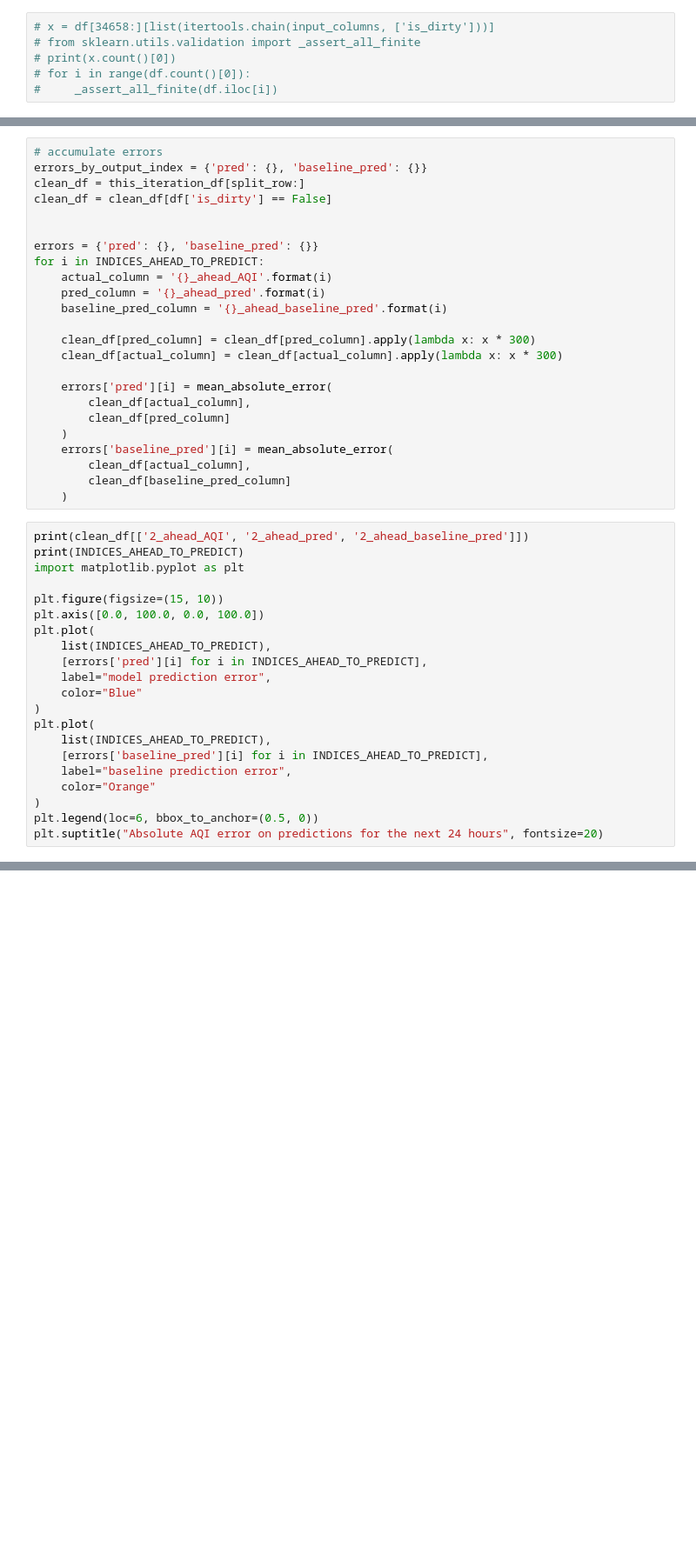
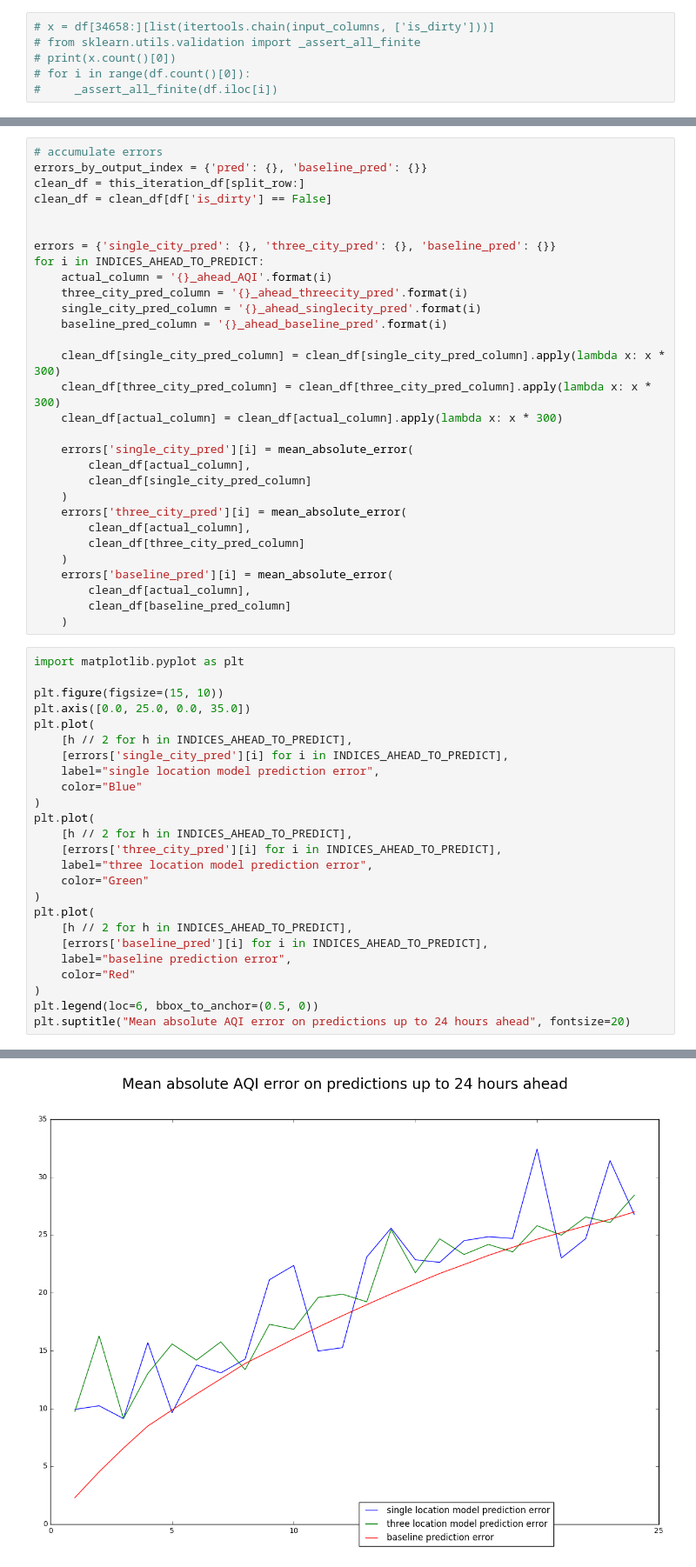
Before and after one commit to curiousest/predict-AQI, a Jupyter notebook: predict_aqi/notebooks/hypothesis4_nearby_locations.ipynb, the cells around one changed output, grey strips where cells are left out. Shown at 87% size. Drawn from its saved outputs; the diff is of its cells as text; blank space fills up the shorter version.

Commit message:
Trying out single city model changes.

```diff
--- a/predict_aqi/notebooks/hypothesis4_nearby_locations.ipynb
+++ b/predict_aqi/notebooks/hypothesis4_nearby_locations.ipynb
@@ -206,41 +223,52 @@ clean_df = this_iteration_df[split_row:]
 clean_df = clean_df[df['is_dirty'] == False]
 
 
-errors = {'pred': {}, 'baseline_pred': {}}
+errors = {'single_city_pred': {}, 'three_city_pred': {}, 'baseline_pred': {}}
 for i in INDICES_AHEAD_TO_PREDICT:
     actual_column = '{}_ahead_AQI'.format(i)
-    pred_column = '{}_ahead_pred'.format(i)
+    three_city_pred_column = '{}_ahead_threecity_pred'.format(i)
+    single_city_pred_column = '{}_ahead_singlecity_pred'.format(i)
     baseline_pred_column = '{}_ahead_baseline_pred'.format(i)
 
-    clean_df[pred_column] = clean_df[pred_column].apply(lambda x: x * 300)
+    clean_df[single_city_pred_column] = clean_df[single_city_pred_column].apply(lambda x: x * 300)
+    clean_df[three_city_pred_column] = clean_df[three_city_pred_column].apply(lambda x: x * 300)
     clean_df[actual_column] = clean_df[actual_column].apply(lambda x: x * 300)
 
-    errors['pred'][i] = mean_absolute_error(
+    errors['single_city_pred'][i] = mean_absolute_error(
         clean_df[actual_column],
-        clean_df[pred_column]
+        clean_df[single_city_pred_column]
+    )
+    errors['three_city_pred'][i] = mean_absolute_error(
+        clean_df[actual_column],
+        clean_df[three_city_pred_column]
     )
     errors['baseline_pred'][i] = mean_absolute_error(
         clean_df[actual_column],
         clean_df[baseline_pred_column]
     )
 # %%
-print(clean_df[['2_ahead_AQI', '2_ahead_pred', '2_ahead_baseline_pred']])
-print(INDICES_AHEAD_TO_PREDICT)
 import matplotlib.pyplot as plt
 
 plt.figure(figsize=(15, 10))
-plt.axis([0.0, 100.0, 0.0, 100.0])
+plt.axis([0.0, 25.0, 0.0, 35.0])
 plt.plot(
-    list(INDICES_AHEAD_TO_PREDICT),
-    [errors['pred'][i] for i in INDICES_AHEAD_TO_PREDICT],
-    label="model prediction error",
+    [h // 2 for h in INDICES_AHEAD_TO_PREDICT],
+    [errors['single_city_pred'][i] for i in INDICES_AHEAD_TO_PREDICT],
+    label="single location model prediction error",
     color="Blue"
 )
 plt.plot(
-    list(INDICES_AHEAD_TO_PREDICT),
+    [h // 2 for h in INDICES_AHEAD_TO_PREDICT],
+    [errors['three_city_pred'][i] for i in INDICES_AHEAD_TO_PREDICT],
+    label="three location model prediction error",
+    color="Green"
+)
+plt.plot(
+    [h // 2 for h in INDICES_AHEAD_TO_PREDICT],
     [errors['baseline_pred'][i] for i in INDICES_AHEAD_TO_PREDICT],
     label="baseline prediction error",
-    color="Orange"
+    color="Red"
 )
 plt.legend(loc=6, bbox_to_anchor=(0.5, 0))
-plt.suptitle("Absolute AQI error on predictions for the next 24 hours", fontsize=20)
+plt.suptitle("Mean absolute AQI error on predictions up to 24 hours ahead", fontsize=20)
+# %% [output]
@@ -246,0 +276 @@ plt.suptitle("Absolute AQI error on predictions for the next 24 hours", fontsize
+[figure, added]
```
Also changed, not shown: parts of 3 cells of this notebook, 4 other files.
